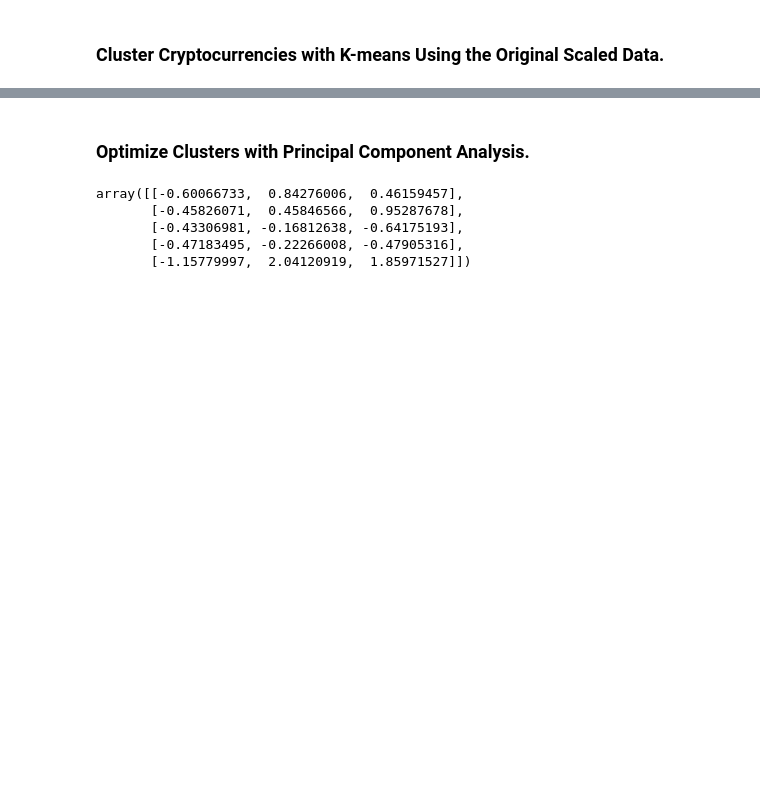
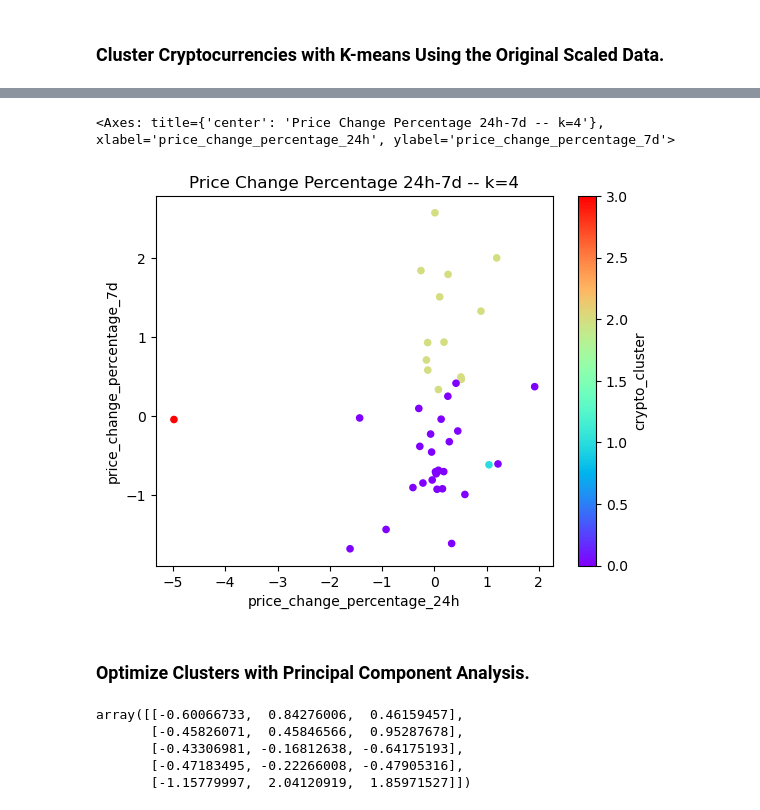
Before and after one commit to powshayneAI/CryptoClustering, a Jupyter notebook: Crypto_Clustering.ipynb, the cells around one changed output, grey strips where cells are left out. Drawn from its saved outputs; the diff is of its cells as text; code cells hidden in the pictures; blank space fills up the shorter version.

```diff
--- a/Crypto_Clustering.ipynb
+++ b/Crypto_Clustering.ipynb
@@ -148,5 +155,6 @@ for i in k:
 # %%
 # Predict the clusters to group the cryptocurrencies using the scaled data
-
+k4 = modelk4.predict(scaled_market_df)
 
 # View the resulting array of cluster values.
+k4
@@ -153,2 +165,9 @@ for i in k:
 # %%
 # Create a copy of the DataFrame
+scaled_market_k4_df = scaled_market_df.copy()
+# %%
+# Add a new column to the DataFrame with the predicted clusters
+scaled_market_k4_df['crypto_cluster'] = k4
+
+# Display sample data
+scaled_market_k4_df.head()
@@ -168,7 +195,17 @@ for i in k:
 # %%
 # Create a scatter plot using Pandas plot by setting
 # `x="price_change_percentage_24h"` and `y="price_change_percentage_7d"`.
 # Use "rainbow" for the color to better visualize the data.
+scaled_market_k4_df.plot.scatter(
+    x='price_change_percentage_24h',
+    y='price_change_percentage_7d',
+    c='crypto_cluster',
+    title='Price Change Percentage 24h-7d -- k=4',
+    colormap='rainbow'
+)
+# %% [output]
+<Axes: title={'center': 'Price Change Percentage 24h-7d -- k=4'}, xlabel='price_change_percentage_24h', ylabel='price_change_percentage_7d'>
+[figure, added]
 # %% [markdown]
 ### Optimize Clusters with Principal Component Analysis.
 # %%
```
Also changed, not shown: parts of 8 cells of this notebook.
